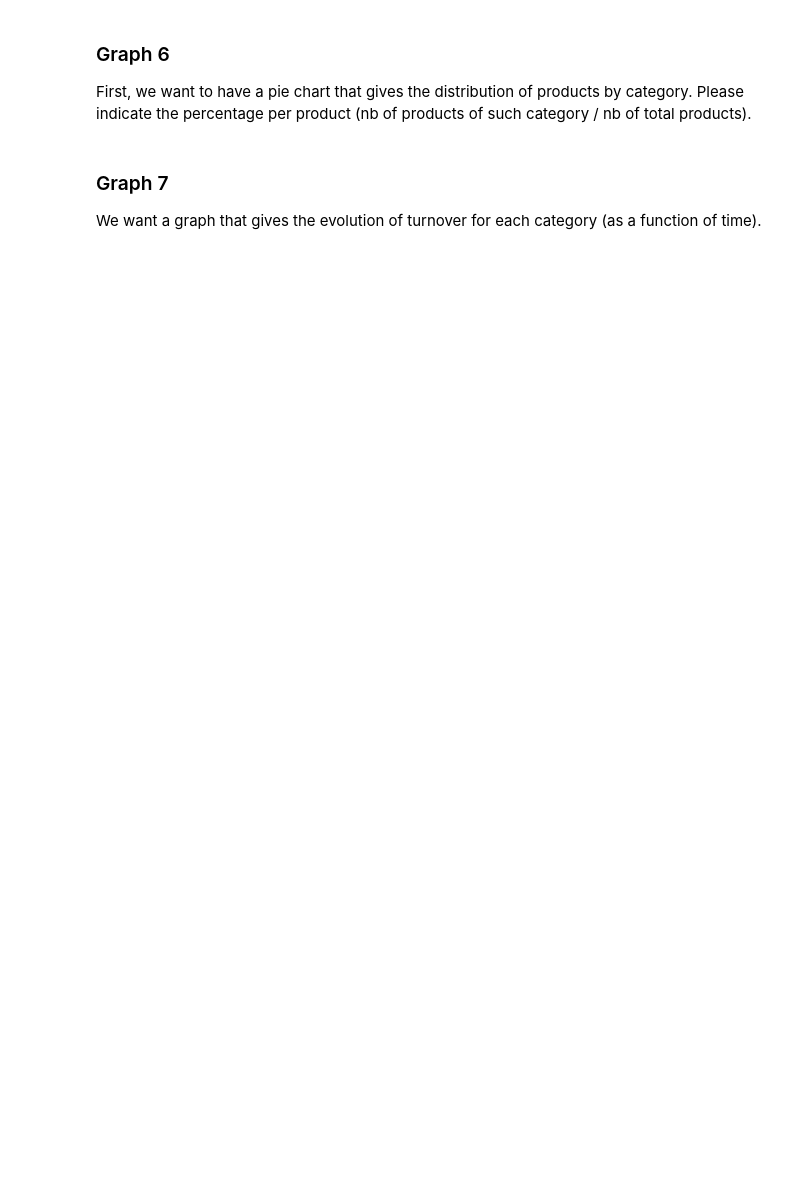
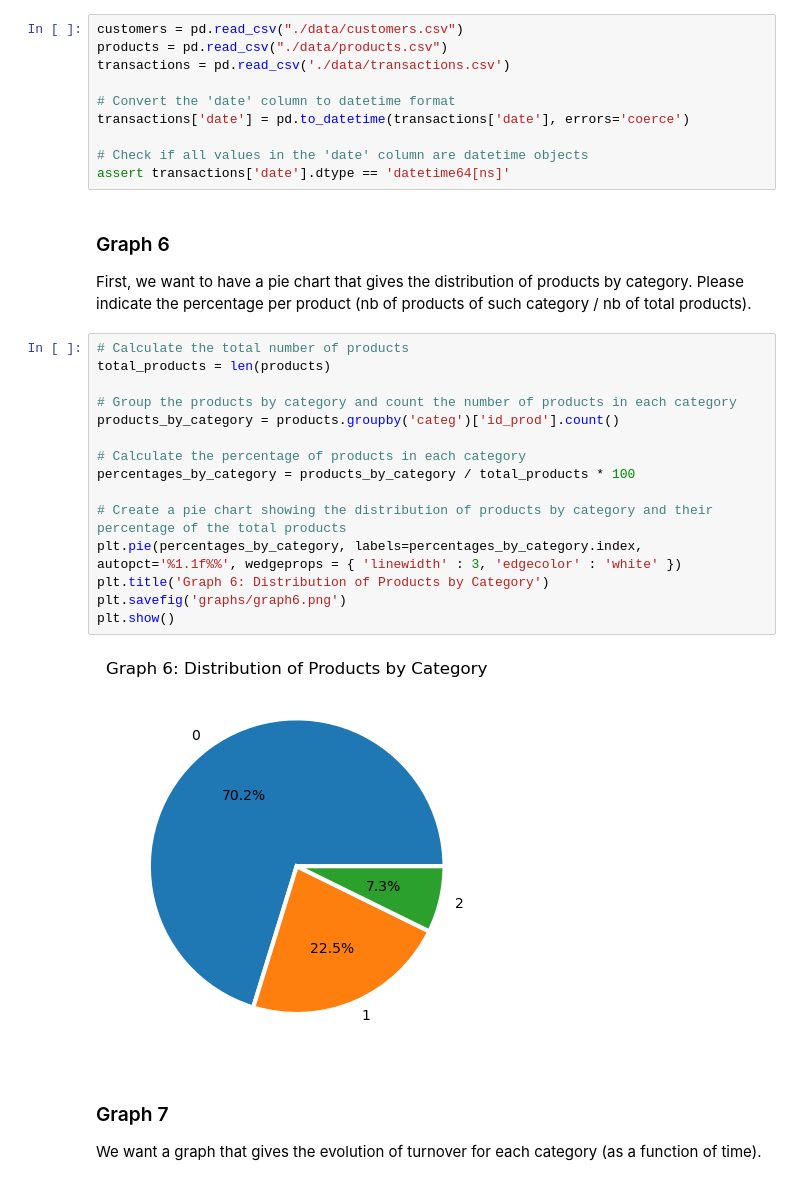
Before and after one commit to Suziwan/Data_Visualization_Python, a Jupyter notebook: Week2_Day4_Data_Visualization_Python.ipynb, the cells around one changed output. Cells and saved outputs as stored; diff of their text form; blank space fills up the shorter version.

```diff
--- a/Week2_Day4_Data_Visualization_Python.ipynb
+++ b/Week2_Day4_Data_Visualization_Python.ipynb
@@ -202,9 +202,36 @@ plt.show()
 # %% [markdown]
 ## Bookstore sales data
 Now, we are going to change the data source. And we're going to come back to yesterday's project. Ask yourself if yesterday you thought about making graphs. If so, that's great, it shows that it's intuitive to have to visualize certain data. If not, it's normal, we hadn't seen that in the resources yet. Know that from now on, everything will seem easier to you because you will always think of making graphic representations. Thus, get the 3 csv files which give the sales, the list of customers and the list of products.
+# %%
+customers = pd.read_csv("./data/customers.csv")
+products = pd.read_csv("./data/products.csv")
+transactions = pd.read_csv('./data/transactions.csv')
+
+# Convert the 'date' column to datetime format
+transactions['date'] = pd.to_datetime(transactions['date'], errors='coerce')
+
+# Check if all values in the 'date' column are datetime objects
+assert transactions['date'].dtype == 'datetime64[ns]'
 # %% [markdown]
 ### Graph 6
 First, we want to have a pie chart that gives the distribution of products by category. Please indicate the percentage per product (nb of products of such category / nb of total products).
+# %%
+# Calculate the total number of products
+total_products = len(products)
+
+# Group the products by category and count the number of products in each category
+products_by_category = products.groupby('categ')['id_prod'].count()
+
+# Calculate the percentage of products in each category
+percentages_by_category = products_by_category / total_products * 100
+
+# Create a pie chart showing the distribution of products by category and their percentage of the total products
+plt.pie(percentages_by_category, labels=percentages_by_category.index, autopct='%1.1f%%', wedgeprops = { 'linewidth' : 3, 'edgecolor' : 'white' })
+plt.title('Graph 6: Distribution of Products by Category')
+plt.savefig('graphs/graph6.png')
+plt.show()
+# %% [output]
+[figure, added]
 # %% [markdown]
 ### Graph 7
 We want a graph that gives the evolution of turnover for each category (as a function of time).
```
Also changed, not shown: parts of 2 cells of this notebook.
